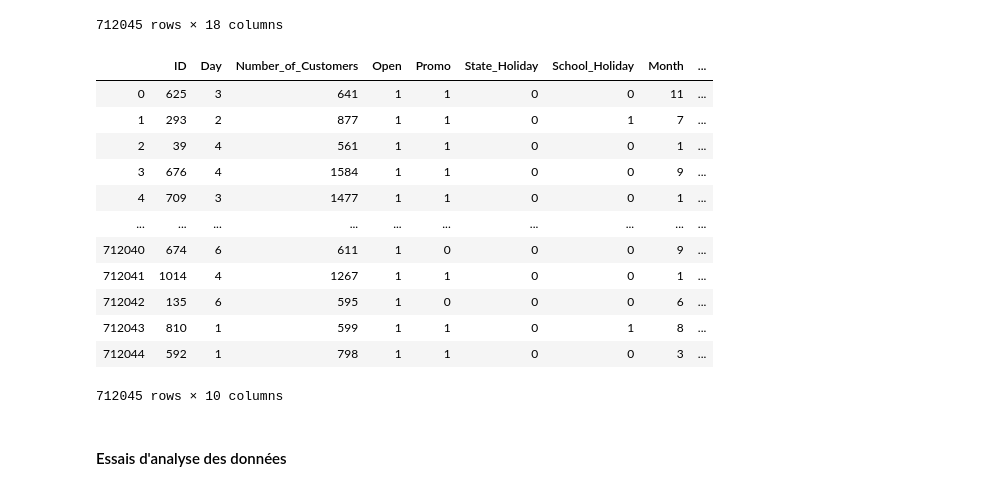
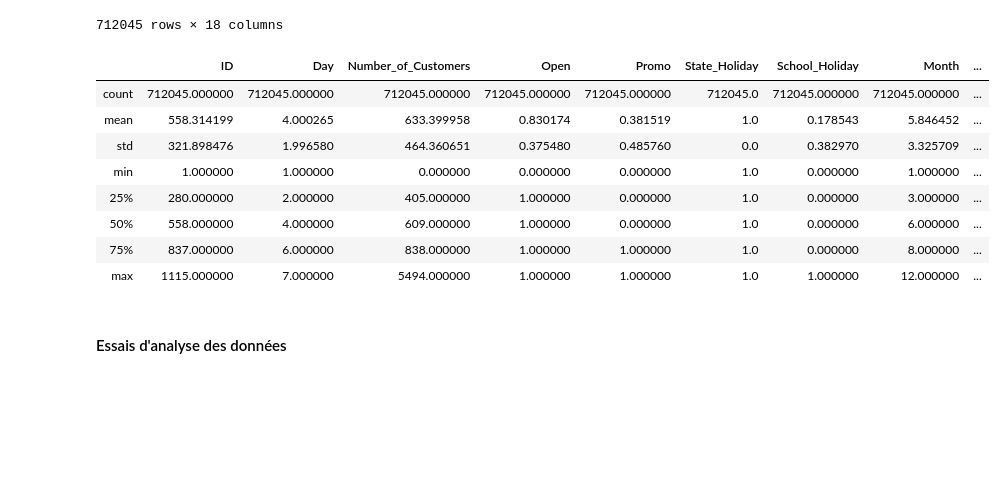
Before and after one commit to Arnofnr/ProjectBigDataCertif, a Jupyter notebook: SalesPredictionFelix.ipynb, the cells around one changed output. Cells and saved outputs as stored; diff of their text form; code cells hidden in the pictures; blank space fills up the shorter version.

```diff
--- a/SalesPredictionFelix.ipynb
+++ b/SalesPredictionFelix.ipynb
@@ -13,7 +13,8 @@ import matplotlib.pyplot as plt
 train_data_file = "store_train.data"
 train_data_df = pd.read_csv(train_data_file ,sep=" ",header=None, names = ["ID", "Day", "Date", "Number_of_Customers", "Open", "Promo", "State_Holiday", "School_Holiday"])
 train_data_df["Date"]=pd.DataFrame(train_data_df["Date"],dtype="datetime64[ns]")
-train_data_df["State_Holiday"]=train_data_df["State_Holiday"].map({'0' : 0, 'a' : 1, 'b' : 3, 'c' : 3, 'd' : 4})
+#train_data_df["State_Holiday"]=train_data_df["State_Holiday"].map({'0' : 0, 'a' : 1, 'b' : 2, 'c' : 3, 'd' : 4}) # fonctionne pas... bizarre
+train_data_df["State_Holiday"]=pd.DataFrame(train_data_df["State_Holiday"],dtype="bool")
 train_data_df["State_Holiday"]=pd.DataFrame(train_data_df["State_Holiday"],dtype="int")
 train_data_df['Month'] = train_data_df['Date'].map(lambda d: d.month)
 train_data_df["Month"]=pd.DataFrame(train_data_df["Month"],dtype=int)
@@ -28,18 +29,3 @@ del train_data_df["Date"]
 train_solutions_file = "store_train.solution"
 train_solutions_df = pd.read_csv(train_solutions_file ,sep=" ",header=None, names = ["ObservedSales"])
 #train_solutions_df.head()
-
-# TEST DATA
-test_data_file = "store_test.data"
-test_data_df = pd.read_csv(test_data_file ,sep=" ",header=None, names = ["ID", "Day", "Date", "Number_of_Customers", "Open", "Promo", "State_Holiday", "School_Holiday"])
-test_data_df["Date"]=pd.DataFrame(test_data_df["Date"],dtype="datetime64[ns]")
-test_data_df["State_Holiday"]=test_data_df["State_Holiday"].map({'0' : 0, 'a' : 1, 'b' : 3, 'c' : 3, 'd' : 4})
-test_data_df["State_Holiday"]=pd.DataFrame(test_data_df["State_Holiday"],dtype="int")
-test_data_df['Month'] = test_data_df['Date'].map(lambda d: d.month)
-test_data_df["Month"]=pd.DataFrame(test_data_df["Month"],dtype=int)
-test_data_df['Day_of_month'] = test_data_df['Date'].map(lambda d: d.day)
-test_data_df["Day_of_month"]=pd.DataFrame(test_data_df["Day_of_month"],dtype=int)
-test_data_df['Year'] = test_data_df['Date'].map(lambda d: d.year)
-test_data_df["Year"]=pd.DataFrame(test_data_df["Year"],dtype=int)
-del test_data_df["Date"]
-#test_data_df.head()
@@ -47,7 +64,7 @@ del test_data_df["Date"]
 # EXTRA DATA
 extra_data_file = "store_extra_data.csv"
 extra_data_df = pd.read_csv(extra_data_file ,sep=",",skiprows=1,na_filter=False,header=None, names = ["Store", "StoreType", "Assortment", "CompetitionDistance", "CompetitionOpenSinceMonth", "CompetitionOpenSinceYear", "Promo2", "Promo2SinceWeek","Promo2SinceYear","PromoInterval"])
-extra_data_df["StoreType"]=extra_data_df["StoreType"].map({'a' : 1, 'b' : 3, 'c' : 3, 'd' : 4})
+extra_data_df["StoreType"]=extra_data_df["StoreType"].map({'a' : 1, 'b' : 2, 'c' : 3, 'd' : 4}) #.map({'a' : 1, 'b' : 3, 'c' : 3, 'd' : 4})
 extra_data_df["Assortment"]=extra_data_df["Assortment"].map({'a' : 1, 'b' : 2, 'c' : 3, 'd' : 4})
 extra_data_df["CompetitionDistance"] = pd.to_numeric(extra_data_df["CompetitionDistance"])
 extra_data_df["CompetitionOpenSinceMonth"] = pd.to_numeric(extra_data_df["CompetitionOpenSinceMonth"])
@@ -59,14 +76,6 @@ extra_data_df.head()
 
 # Train data (reste à convertir PromoInterval)
 augmented_data_df = train_data_df.merge(extra_data_df,left_on='ID', right_on='Store')
-#augmented_data_df["StoreType"]=augmented_data_df["StoreType"].map({'a' : 1, 'b' : 3, 'c' : 3, 'd' : 4})
-#augmented_data_df["Assortment"]=augmented_data_df["Assortment"].map({'a' : 1, 'b' : 2, 'c' : 3, 'd' : 4})
-#augmented_data_df["CompetitionDistance"] = pd.to_numeric(augmented_data_df["CompetitionDistance"])
-#augmented_data_df["CompetitionOpenSinceMonth"] = pd.to_numeric(augmented_data_df["CompetitionOpenSinceMonth"])
-#augmented_data_df["CompetitionOpenSinceYear"] = pd.to_numeric(augmented_data_df["CompetitionOpenSinceYear"])
-#augmented_data_df["Promo2SinceWeek"] = pd.to_numeric(augmented_data_df["Promo2SinceWeek"])
-#augmented_data_df["Promo2SinceYear"] = pd.to_numeric(augmented_data_df["Promo2SinceYear"])
-#del augmented_data_df["PromoInterval"] #=augmented_data_df["PromoInterval"].map({'Jan' : 1,.....'b' : 1, 'c' : 2, 'd' : 3})
 augmented_data_df.fillna(0, inplace=True)
 del augmented_data_df["Store"]
 #augmented_data_df.head()
@@ -127,22 +136,18 @@ augmented_data_df
 | 712043 | 184 | 7 | 0 | 0 | 0 | 0 | 0 | 5 | ... |
 | 712044 | 184 | 4 | 510 | 1 | 0 | 0 | 0 | 3 | ... |
 712045 rows × 18 columns
-# %%
-train_data_df
-# %% [output]
-|  | ID | Day | Number_of_Customers | Open | Promo | State_Holiday | School_Holiday | Month | ... |
-| 0 | 625 | 3 | 641 | 1 | 1 | 0 | 0 | 11 | ... |
-| 1 | 293 | 2 | 877 | 1 | 1 | 0 | 1 | 7 | ... |
-| 2 | 39 | 4 | 561 | 1 | 1 | 0 | 0 | 1 | ... |
-| 3 | 676 | 4 | 1584 | 1 | 1 | 0 | 0 | 9 | ... |
-| 4 | 709 | 3 | 1477 | 1 | 1 | 0 | 0 | 1 | ... |
-| ... | ... | ... | ... | ... | ... | ... | ... | ... | ... |
-| 712040 | 674 | 6 | 611 | 1 | 0 | 0 | 0 | 9 | ... |
-| 712041 | 1014 | 4 | 1267 | 1 | 1 | 0 | 0 | 1 | ... |
-| 712042 | 135 | 6 | 595 | 1 | 0 | 0 | 0 | 6 | ... |
-| 712043 | 810 | 1 | 599 | 1 | 1 | 0 | 1 | 8 | ... |
-| 712044 | 592 | 1 | 798 | 1 | 1 | 0 | 0 | 3 | ... |
-712045 rows × 10 columns
+# %%
+augmented_data_df.describe()
+# %% [output]
+|  | ID | Day | Number_of_Customers | Open | Promo | State_Holiday | School_Holiday | Month | ... |
+| count | 712045.000000 | 712045.000000 | 712045.000000 | 712045.000000 | 712045.000000 | 712045.0 | 712045.000000 | 712045.000000 | ... |
+| mean | 558.314199 | 4.000265 | 633.399958 | 0.830174 | 0.381519 | 1.0 | 0.178543 | 5.846452 | ... |
+| std | 321.898476 | 1.996580 | 464.360651 | 0.375480 | 0.485760 | 0.0 | 0.382970 | 3.325709 | ... |
+| min | 1.000000 | 1.000000 | 0.000000 | 0.000000 | 0.000000 | 1.0 | 0.000000 | 1.000000 | ... |
+| 25% | 280.000000 | 2.000000 | 405.000000 | 1.000000 | 0.000000 | 1.0 | 0.000000 | 3.000000 | ... |
+| 50% | 558.000000 | 4.000000 | 609.000000 | 1.000000 | 0.000000 | 1.0 | 0.000000 | 6.000000 | ... |
+| 75% | 837.000000 | 6.000000 | 838.000000 | 1.000000 | 1.000000 | 1.0 | 0.000000 | 8.000000 | ... |
+| max | 1115.000000 | 7.000000 | 5494.000000 | 1.000000 | 1.000000 | 1.0 | 1.000000 | 12.000000 | ... |
 # %% [markdown]
 #### Essais d'analyse des données
 # %%
```
Also changed, not shown: parts of 3 cells of this notebook, 2 other files.
